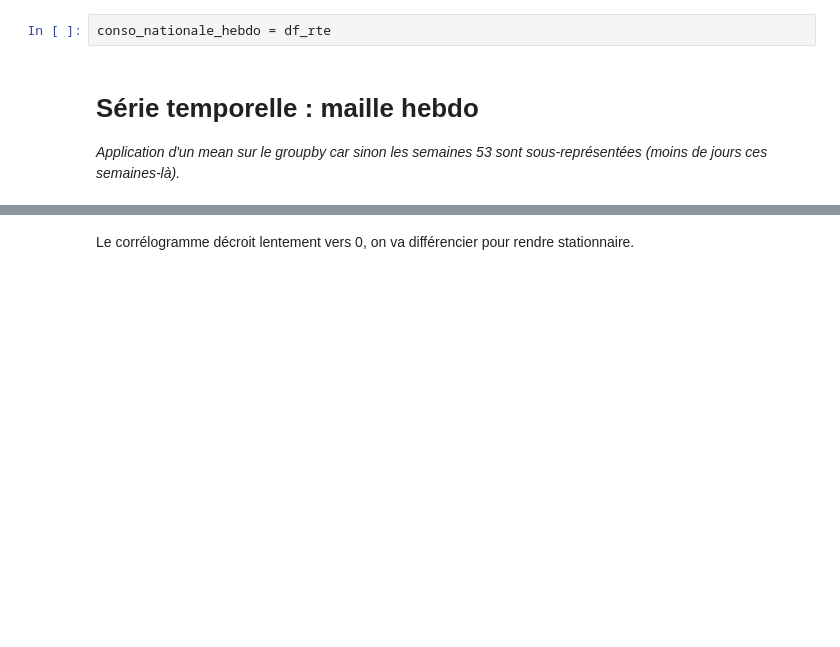
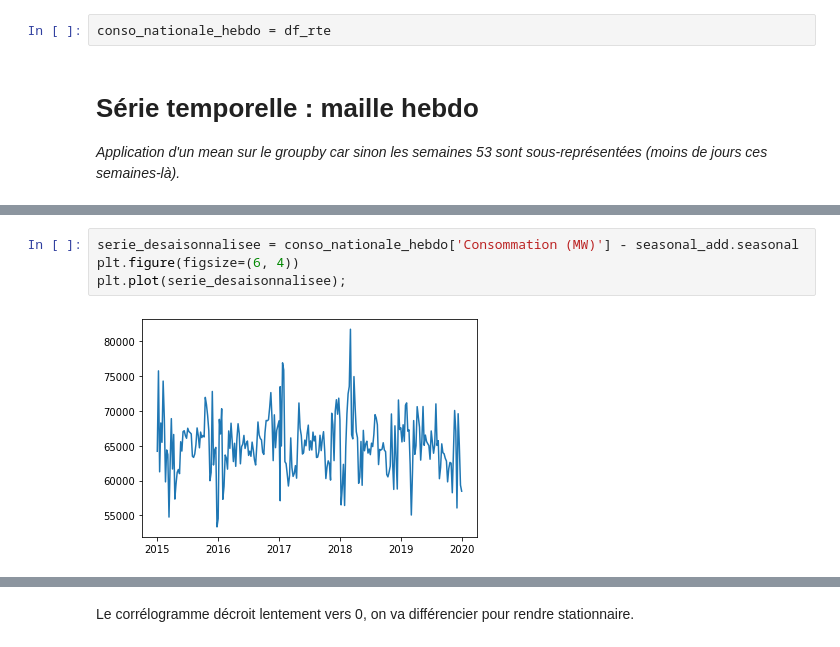
Before and after one commit to simondac/Py-wer, a Jupyter notebook: Modelisation_serie_temporelle_hebdo.ipynb, the cells around one changed output, grey strips where cells are left out. Drawn from its saved outputs; the diff is of its cells as text; blank space fills up the shorter version.

```diff
--- a/Modelisation_serie_temporelle_hebdo.ipynb
+++ b/Modelisation_serie_temporelle_hebdo.ipynb
@@ -92 +101,7 @@ plt.xticks(['2015-01', '2016-01', '2017-01', '2018-01', '2019-01', '2020-01']);
+# %%
+serie_desaisonnalisee = conso_nationale_hebdo['Consommation (MW)'] - seasonal_add.seasonal
+plt.figure(figsize=(6, 4))
+plt.plot(serie_desaisonnalisee);
+# %% [output]
+[figure, added]
 # %%
```
Also changed, not shown: parts of 13 cells of this notebook, 2 other files.
